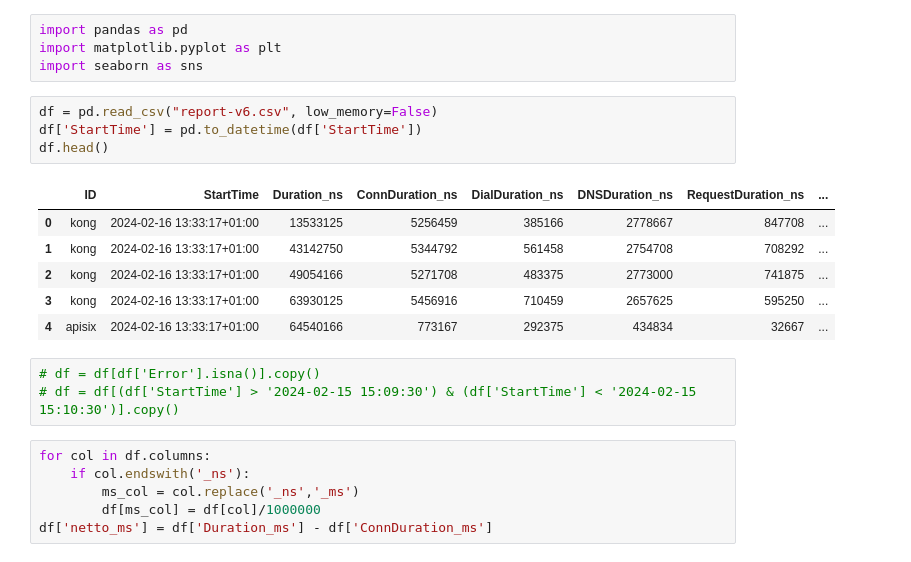
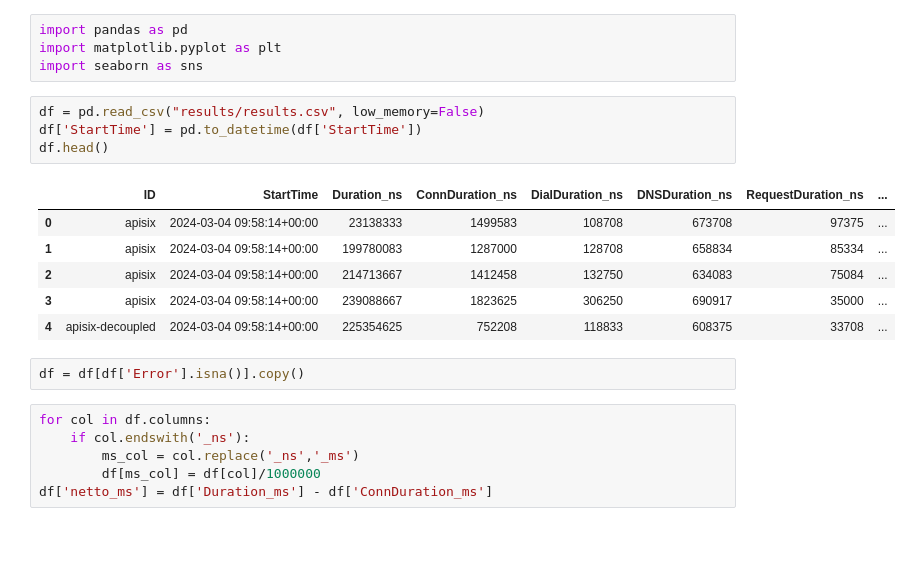
Before and after one commit to axent-pl/sandbox-apisix, a Jupyter notebook: analyse.ipynb, the cells around one changed output. Saved outputs shown, nothing was run; the diff lists cells and outputs as text.

```diff
--- a/analyse.ipynb
+++ b/analyse.ipynb
@@ -3,19 +3,18 @@ import pandas as pd
 import matplotlib.pyplot as plt
 import seaborn as sns
 # %%
-df = pd.read_csv("report-v6.csv", low_memory=False)
+df = pd.read_csv("results/results.csv", low_memory=False)
 df['StartTime'] = pd.to_datetime(df['StartTime'])
 df.head()
 # %% [output]
 |  | ID | StartTime | Duration_ns | ConnDuration_ns | DialDuration_ns | DNSDuration_ns | RequestDuration_ns | ... |
-| 0 | kong | 2024-02-16 13:33:17+01:00 | 13533125 | 5256459 | 385166 | 2778667 | 847708 | ... |
-| 1 | kong | 2024-02-16 13:33:17+01:00 | 43142750 | 5344792 | 561458 | 2754708 | 708292 | ... |
-| 2 | kong | 2024-02-16 13:33:17+01:00 | 49054166 | 5271708 | 483375 | 2773000 | 741875 | ... |
-| 3 | kong | 2024-02-16 13:33:17+01:00 | 63930125 | 5456916 | 710459 | 2657625 | 595250 | ... |
-| 4 | apisix | 2024-02-16 13:33:17+01:00 | 64540166 | 773167 | 292375 | 434834 | 32667 | ... |
+| 0 | apisix | 2024-03-04 09:58:14+00:00 | 23138333 | 1499583 | 108708 | 673708 | 97375 | ... |
+| 1 | apisix | 2024-03-04 09:58:14+00:00 | 199780083 | 1287000 | 128708 | 658834 | 85334 | ... |
+| 2 | apisix | 2024-03-04 09:58:14+00:00 | 214713667 | 1412458 | 132750 | 634083 | 75084 | ... |
+| 3 | apisix | 2024-03-04 09:58:14+00:00 | 239088667 | 1823625 | 306250 | 690917 | 35000 | ... |
+| 4 | apisix-decoupled | 2024-03-04 09:58:14+00:00 | 225354625 | 752208 | 118833 | 608375 | 33708 | ... |
-# %%
-# df = df[df['Error'].isna()].copy()
-# df = df[(df['StartTime'] > '2024-02-15 15:09:30') & (df['StartTime'] < '2024-02-15 15:10:30')].copy()
+# %%
+df = df[df['Error'].isna()].copy()
 # %%
 for col in df.columns:
     if col.endswith('_ns'):
```
Also changed, not shown: parts of 4 cells of this notebook, 4 other files.
